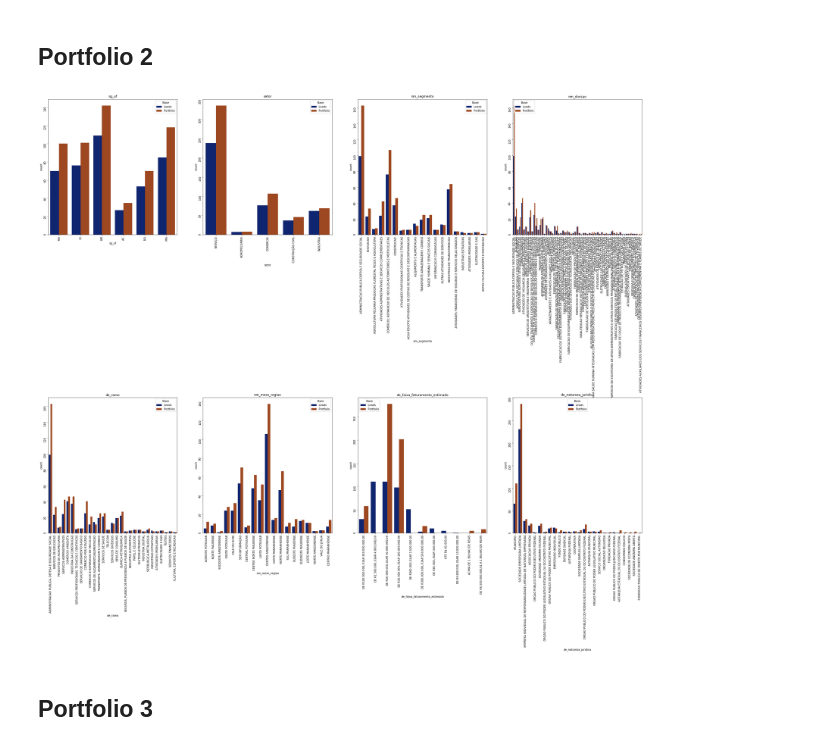
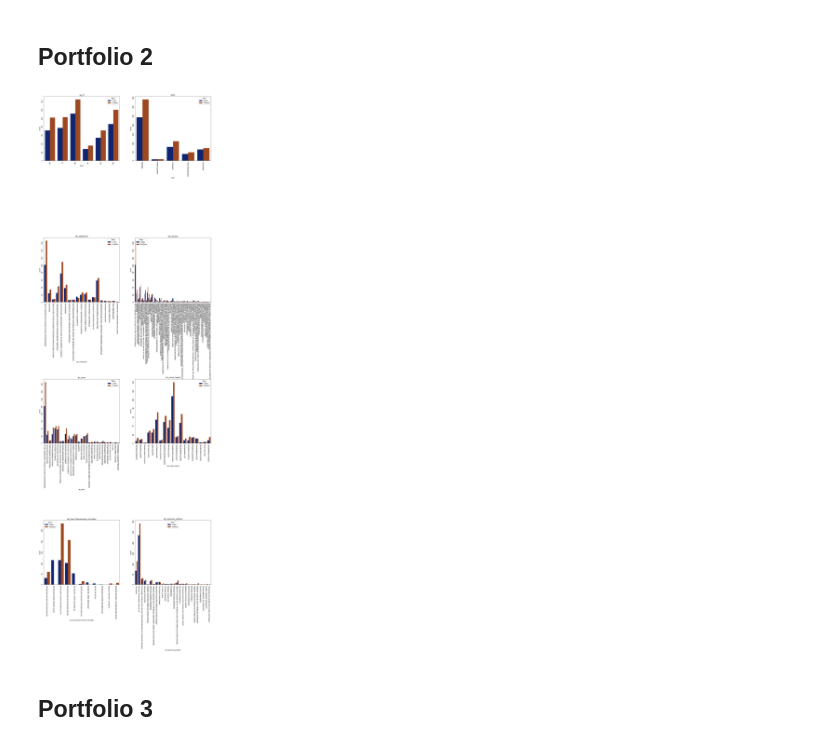
Before and after one commit to marianafmedeiros/CodenationDS, a Jupyter notebook: final_project/projeto_final_codenation.ipynb, the cells around one changed output. Drawn from its saved outputs; the diff is of its cells as text; code cells hidden in the pictures.

```diff
--- a/final_project/projeto_final_codenation.ipynb
+++ b/final_project/projeto_final_codenation.ipynb
@@ -567,9 +567,9 @@ plotar_comparativo(leads_1, portfolio1, 4,2, colunas_obs)
 ## Portfolio 2
 # %%
 leads_2 = leads(portfolio2, nearestn_model, 2,colunas_treino, mercado)
-plotar_comparativo(leads_2, portfolio2, 4,2, colunas_obs)
+plotar_comparativo(leads_2, portfolio2, 2,4, colunas_obs)
 # %% [output]
-[figure, old version]
+[figure, new version]
 # %% [markdown]
 ## Portfolio 3
 # %%
```
Also changed, not shown: parts of 2 cells of this notebook.
